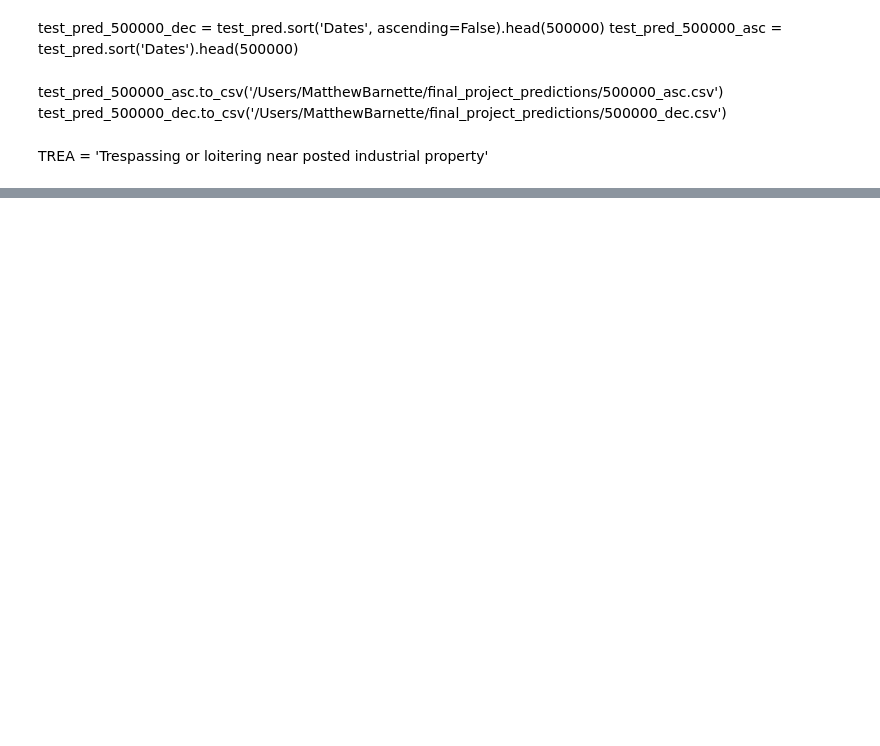
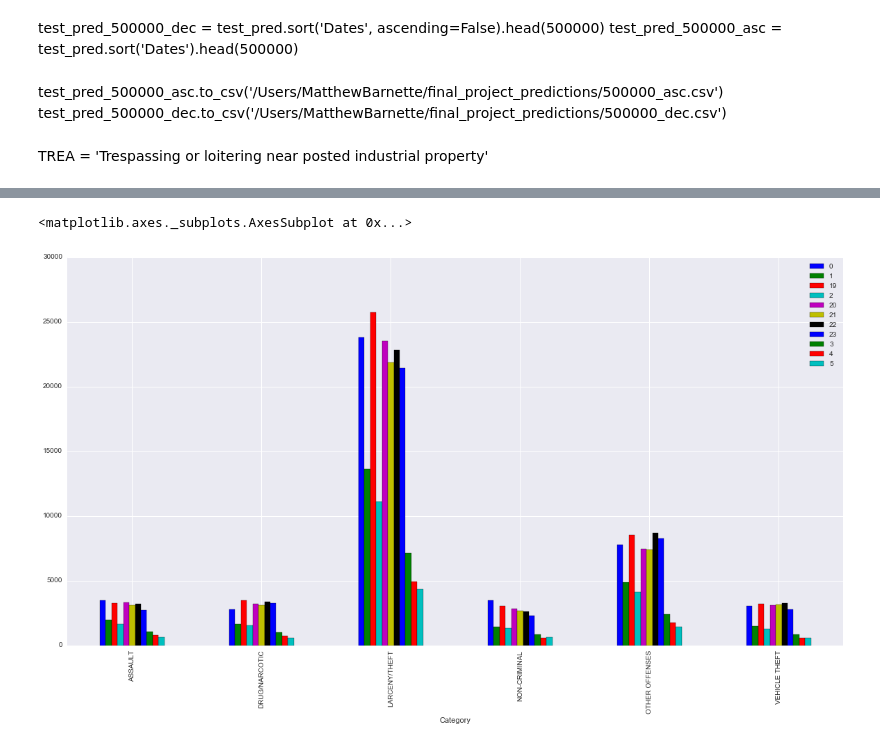
Before and after one commit to BarnetteME1/SF-Crime-Prediction, a Jupyter notebook: Graphs, charts, and organizing rows.ipynb, the cells around one changed output, grey strips where cells are left out. Saved outputs shown, nothing was run; the diff lists cells and outputs as text; code cells hidden in the pictures; blank space fills up the shorter version.

```diff
--- a/Graphs, charts, and organizing rows.ipynb
+++ b/Graphs, charts, and organizing rows.ipynb
@@ -107,0 +211,14 @@ test_pred_23 = test_pred[test_pred.Dates.dt.hour == 23]
+# %%
+test_pred_night = test_pred_19.join(test_pred_20, how='outer').join(test_pred_21, how='outer').join(test_pred_22, how='outer').join(test_pred_23, how='outer').join(test_pred_0, how='outer').join(test_pred_1, how='outer').join(test_pred_2, how='outer').join(test_pred_3, how='outer').join(test_pred_4, how='outer').join(test_pred_5, how='outer')
+test_pred_night = test_pred_night.fillna(0)
+test_pred_night = test_pred_night.reset_index()
+test_pred_night = test_pred_night.rename(columns={'index':'Category'})
+missing_crime = pd.DataFrame(['STOLEN PROPERTY', 'BRIBERY'])
+missing_crime = missing_crime.rename(columns={0:'Category'})
+test_pred_night = test_pred_night.append(missing_crime)
+test_pred_night = test_pred_night.fillna(0)
+test_pred_night.index = test_pred_night.pop('Category')
+# %%
+test_pred_night_high = test_pred_night.drop(['ARSON', 'BURGLARY', 'DISORDERLY CONDUCT', 'DRUNKENNESS', 'EMBEZZLEMENT', 'FRAUD', 'GAMBLING', 'KIDNAPPING', 'MISSING PERSON', 'PROSTITUTION', 'ROBBERY', 'SECONDARY CODES', 'SEX OFFENSES FORCIBLE', 'SUSPICIOUS OCC', 'TRESPASS', 'VANDALISM', 'WARRANTS', 'WEAPON LAWS', 'FORGERY/COUNTERFEITING', 'RUNAWAY', 'LIQUOR LAWS', 'EXTORTION', 'FAMILY OFFENSES', 'RECOVERED VEHICLE', 'LOITERING', 'DRIVING UNDER THE INFLUENCE', 'STOLEN PROPERTY', 'SUICIDE', 'BRIBERY', 'SEX OFFENSES NON FORCIBLE', 'BAD CHECKS'])
+test_pred_night_medium = test_pred_night.drop(['ASSAULT', 'DRUG/NARCOTIC', 'LARCENY/THEFT', 'NON-CRIMINAL', 'OTHER OFFENSES', 'VEHICLE THEFT', 'ARSON', 'DISORDERLY CONDUCT', 'DRUNKENNESS', 'EMBEZZLEMENT', 'FRAUD', 'GAMBLING', 'KIDNAPPING', 'ROBBERY', 'SECONDARY CODES', 'SEX OFFENSES FORCIBLE', 'SUSPICIOUS OCC', 'TRESPASS', 'WEAPON LAWS', 'FORGERY/COUNTERFEITING', 'RUNAWAY', 'LIQUOR LAWS', 'EXTORTION', 'FAMILY OFFENSES', 'RECOVERED VEHICLE', 'LOITERING', 'DRIVING UNDER THE INFLUENCE', 'STOLEN PROPERTY', 'SUICIDE', 'BRIBERY', 'SEX OFFENSES NON FORCIBLE', 'BAD CHECKS'])
+test_pred_night_low = test_pred_night.drop(['ASSAULT', 'BURGLARY', 'DRUG/NARCOTIC', 'LARCENY/THEFT', 'NON-CRIMINAL', 'OTHER OFFENSES', 'VEHICLE THEFT', 'MISSING PERSON', 'PROSTITUTION', 'VANDALISM', 'WARRANTS'], axis=0)
@@ -107,0 +240,5 @@ test_pred_23 = test_pred[test_pred.Dates.dt.hour == 23]
+# %%
+test_pred_night_high.plot(kind='bar', figsize=(20,10))
+# %% [output]
+<matplotlib.axes._subplots.AxesSubplot at 0x...>
+[figure, added]
```
Also changed, not shown: parts of 24 cells of this notebook.
